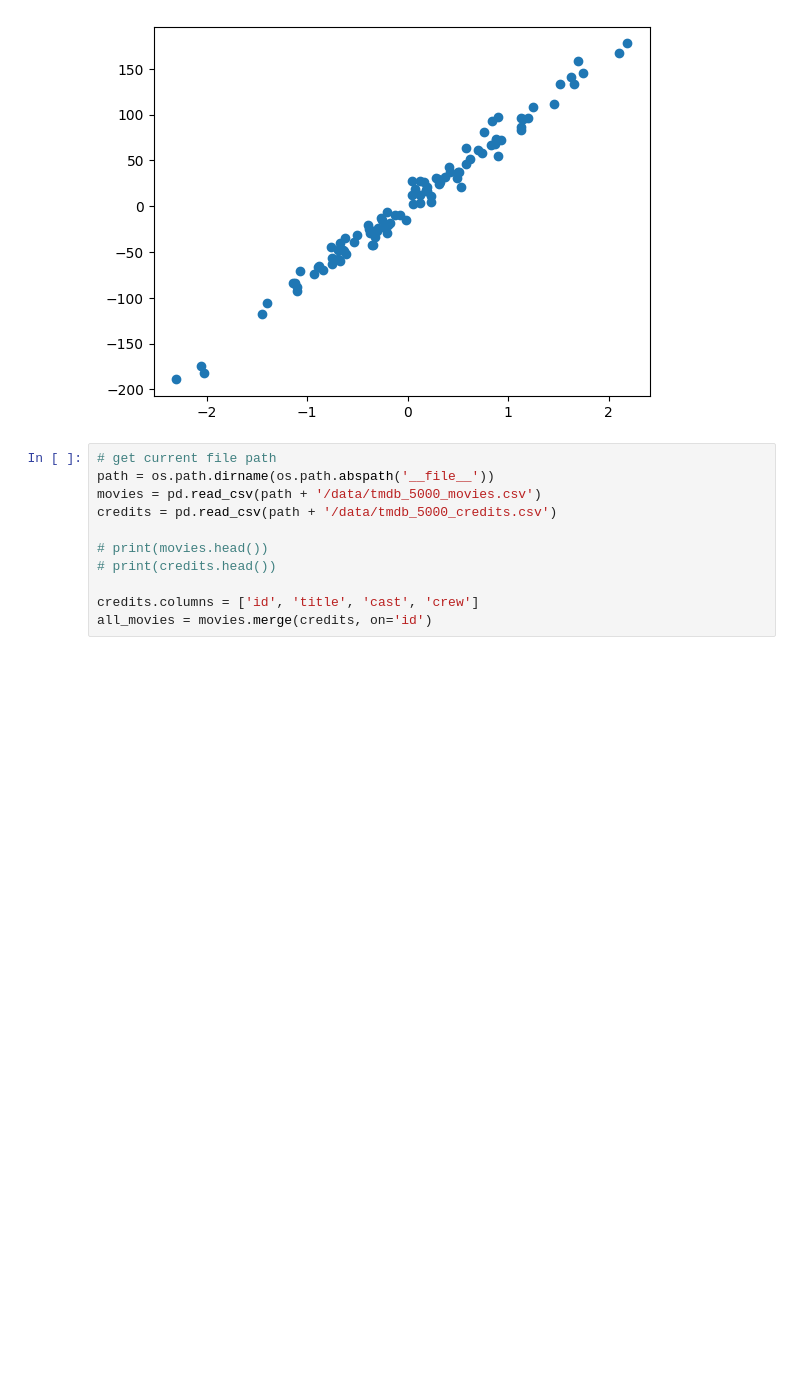
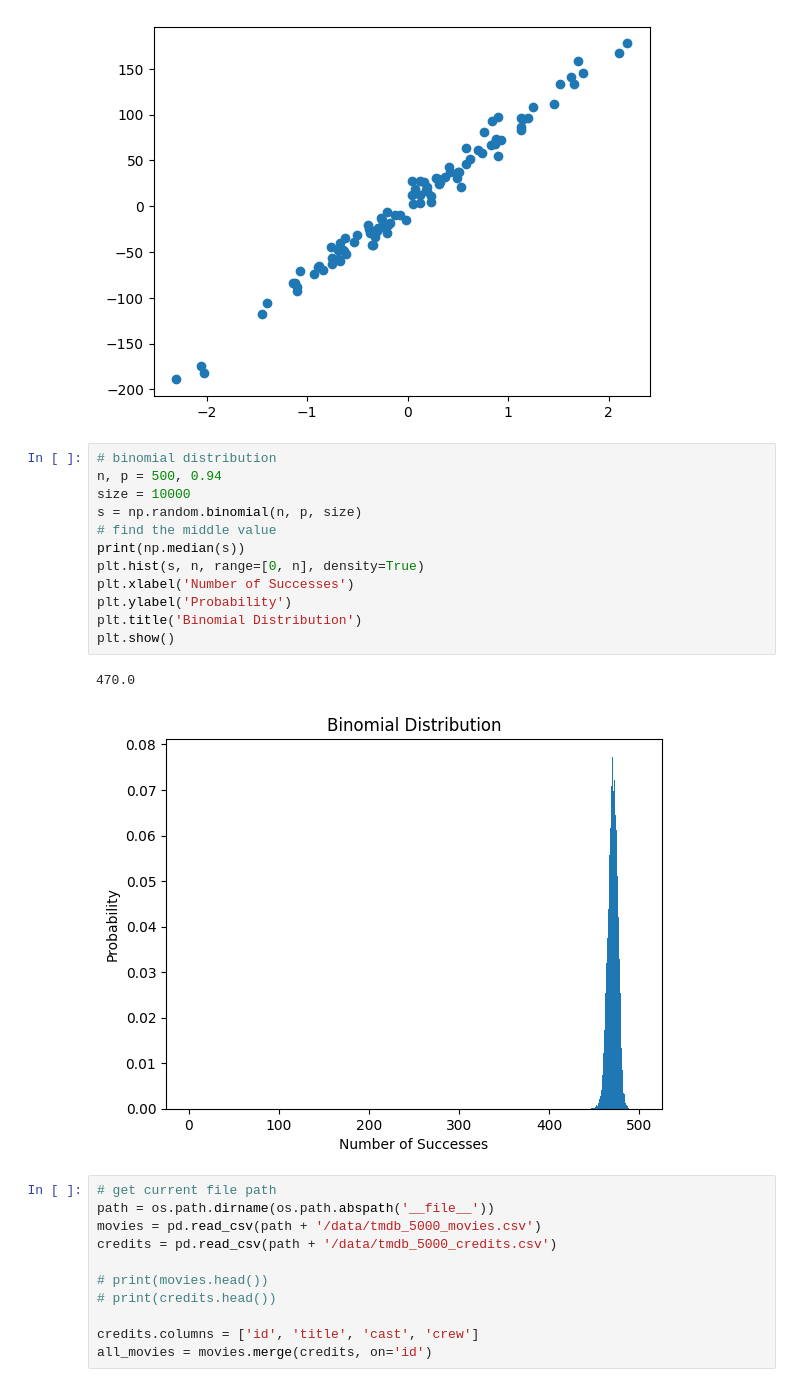
Before and after one commit to MeowOhMeow/probability-practice, a Jupyter notebook: cosine similarity.ipynb, the cells around one changed output. Drawn from its saved outputs; the diff is of its cells as text; blank space fills up the shorter version.

```diff
--- a/cosine similarity.ipynb
+++ b/cosine similarity.ipynb
@@ -69,6 +69,21 @@ plt.scatter(x, y)
 plt.show()
 # %% [output]
 [figure]
+# %%
+# binomial distribution
+n, p = 500, 0.94
+size = 10000
+s = np.random.binomial(n, p, size)
+# find the middle value
+print(np.median(s))
+plt.hist(s, n, range=[0, n], density=True)
+plt.xlabel('Number of Successes')
+plt.ylabel('Probability')
+plt.title('Binomial Distribution')
+plt.show()
+# %% [output]
+470.0
+[figure, added]
 # %%
 # get current file path
 path = os.path.dirname(os.path.abspath('__file__'))
```
Also changed, not shown: parts of 3 cells of this notebook.
